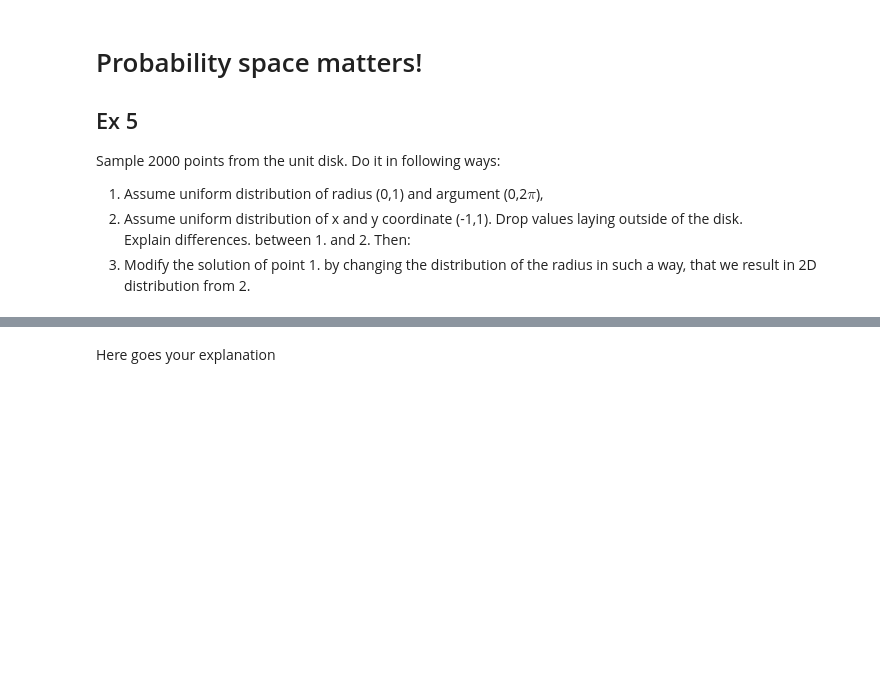
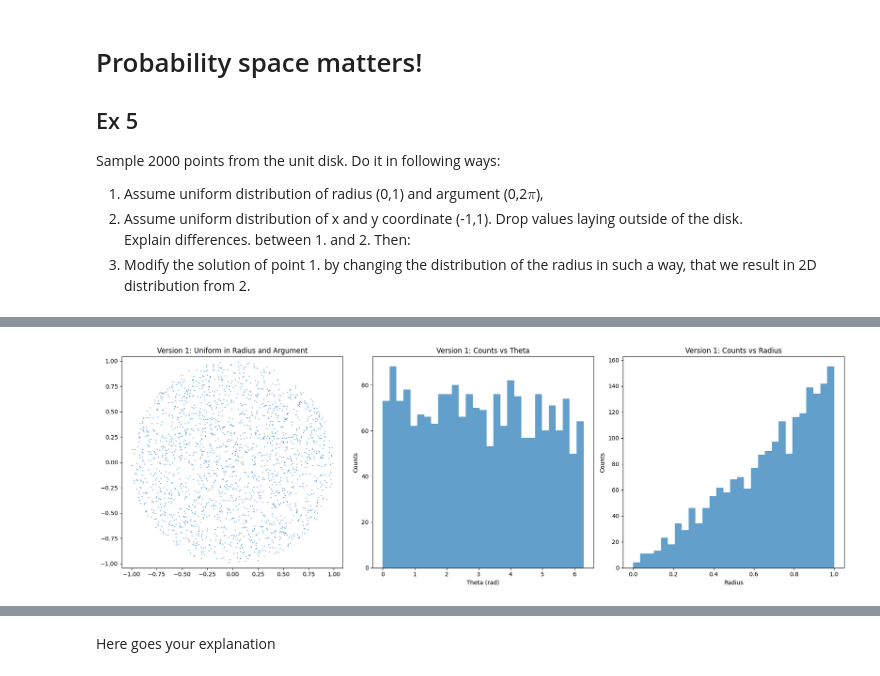
Before and after one commit to Falanger-debug/Data-Analyticts, a Jupyter notebook: Monte_Carlo_primer/Assignment_5_without_code.ipynb, the cells around one changed output, grey strips where cells are left out. Saved outputs shown, nothing was run; the diff lists cells and outputs as text; code cells hidden in the pictures; blank space fills up the shorter version.

```diff
--- a/Monte_Carlo_primer/Assignment_5_without_code.ipynb
+++ b/Monte_Carlo_primer/Assignment_5_without_code.ipynb
@@ -296,0 +298,92 @@ Version 2
+# %%
+#Version1
+#here goes your code
+
+n_points = 2000
+
+# Sample radius uniformly in [0, 1] and argument uniformly in [0, 2π]
+r1 = np.sqrt(np.random.uniform(0, 1, n_points))  # sqrt ensures uniformity in the disk
+theta1 = np.random.uniform(0, 2 * np.pi, n_points)
+
+# Convert to Cartesian coordinates
+x1 = r * np.cos(theta1)
+y1 = r * np.sin(theta1)
+
+# Histogram of counts vs theta
+theta_bins = np.linspace(0, 2 * np.pi, 30)
+theta_counts, _ = np.histogram(theta1, bins=theta_bins)
+
+# Histogram of counts vs radius
+r_bins = np.linspace(0, 1, 30)
+r_counts, _ = np.histogram(r1, bins=r_bins)
+
+# Plots
+fig, axs = plt.subplots(1, 3, figsize=(18, 6))
+
+# Scatter plot
+axs[0].scatter(x1, y1, s=1, alpha=0.5)
+axs[0].set_title("Version 1: Uniform in Radius and Argument")
+axs[0].axis("equal")
+
+# Counts vs theta
+axs[1].bar(theta_bins[:-1], theta_counts, width=np.diff(theta_bins), align='edge', alpha=0.7)
+axs[1].set_title("Version 1: Counts vs Theta")
+axs[1].set_xlabel("Theta (rad)")
+axs[1].set_ylabel("Counts")
+
+# Counts vs radius
+axs[2].bar(r_bins[:-1], r_counts, width=np.diff(r_bins), align='edge', alpha=0.7)
+axs[2].set_title("Version 1: Counts vs Radius")
+axs[2].set_xlabel("Radius")
+axs[2].set_ylabel("Counts")
+
+plt.tight_layout()
+plt.show()
+
+#Version2
+#here goes your code
+
+# Sample x and y uniformly in [-1, 1]
+x2 = np.random.uniform(-1, 1, n_points * 2)
+y2 = np.random.uniform(-1, 1, n_points * 2)
+
+# Keep only points inside the unit disk
+mask = x2**2 + y2**2 <= 1
+x2 = x2[mask][:n_points]
+y2 = y2[mask][:n_points]
+
+# Convert to polar coordinates
+r2 = np.sqrt(x2**2 + y2**2)
+theta2 = np.arctan2(y2, x2)
+theta2 = np.where(theta2 < 0, theta2 + 2 * np.pi, theta2)  # Normalize theta to [0, 2π]
+
+# Histogram of counts vs theta
+theta_counts2, _ = np.histogram(theta2, bins=theta_bins)
+
+# Histogram of counts vs radius
+r_counts2, _ = np.histogram(r2, bins=r_bins)
+
+# Plots
+fig, axs = plt.subplots(1, 3, figsize=(18, 6))
+
+# Scatter plot
+axs[0].scatter(x2, y2, s=1, alpha=0.5)
+axs[0].set_title("Version 2: Uniform in x and y, Filtered")
+axs[0].axis("equal")
+
+# Counts vs theta
+axs[1].bar(theta_bins[:-1], theta_counts2, width=np.diff(theta_bins), align='edge', alpha=0.7)
+axs[1].set_title("Version 2: Counts vs Theta")
+axs[1].set_xlabel("Theta (rad)")
+axs[1].set_ylabel("Counts")
+
+# Counts vs radius
+axs[2].bar(r_bins[:-1], r_counts2, width=np.diff(r_bins), align='edge', alpha=0.7)
+axs[2].set_title("Version 2: Counts vs Radius")
+axs[2].set_xlabel("Radius")
+axs[2].set_ylabel("Counts")
+
+plt.tight_layout()
+plt.show()
+# %% [output]
+[figure, added]
```
Also changed, not shown: parts of 3 cells of this notebook.
